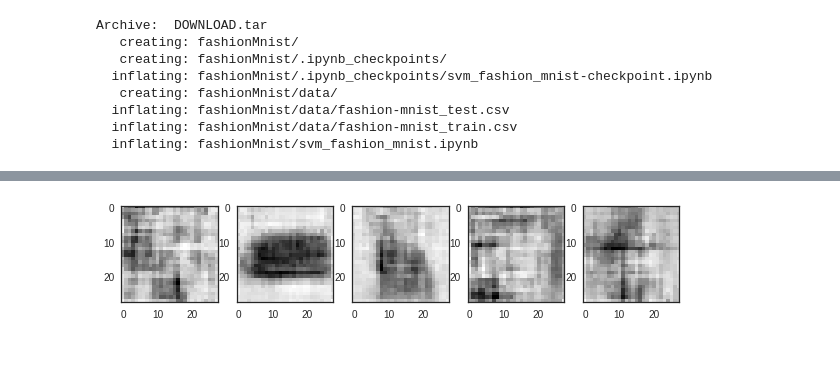
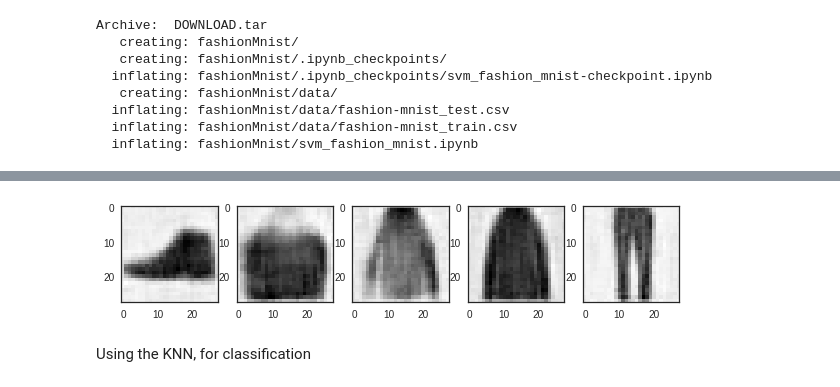
Before and after one commit to aquibjaved/Image-search, a Jupyter notebook: image_search.ipynb, the cells around one changed output, grey strips where cells are left out. Cells and saved outputs as stored; diff of their text form; code cells hidden in the pictures; blank space fills up the shorter version.

```diff
--- a/image_search.ipynb
+++ b/image_search.ipynb
@@ -156,4 +164,4 @@ Non-trainable params: 448
 _________________________________________________________________
 # %%
 early_stopping = EarlyStopping(monitor='val_loss', min_delta=0, patience=10, verbose=5, mode='auto')
-history = model_2.fit(train_x_noisy, train_x, epochs=15, batch_size=2048, validation_data=(val_x_noisy, val_x), callbacks=[early_stopping])
+history = model_2.fit(train_x, train_x, epochs=50, batch_size=2048, validation_data=(val_x, val_x), callbacks=[early_stopping])
@@ -178,9 +168,9 @@ Epoch 15/15
 # %%
-preds = model_2.predict(val_x[:10])
+preds = model_2.predict(val_x[20:30])
 f, ax = plt.subplots(1,5)
 f.set_size_inches(10, 10)
 for i in range(5,10):
     ax[i-5].imshow(preds[i].reshape(28, 28))
 plt.show()
 # %% [output]
-[figure, old version]
+[figure, new version]
@@ -186,0 +180,2 @@ plt.show()
+# %% [markdown]
+Using the KNN, for classification
```
Also changed, not shown: parts of 12 cells of this notebook.
